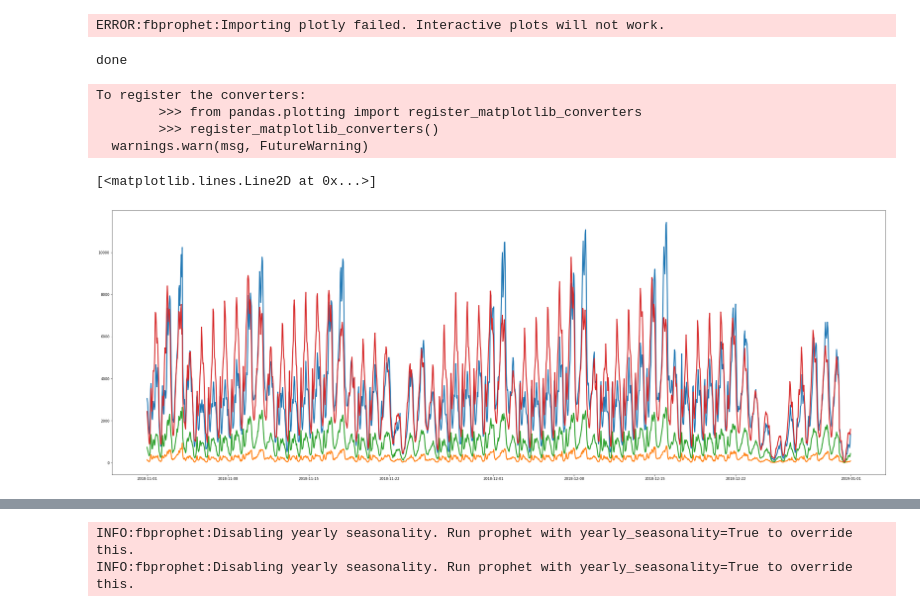
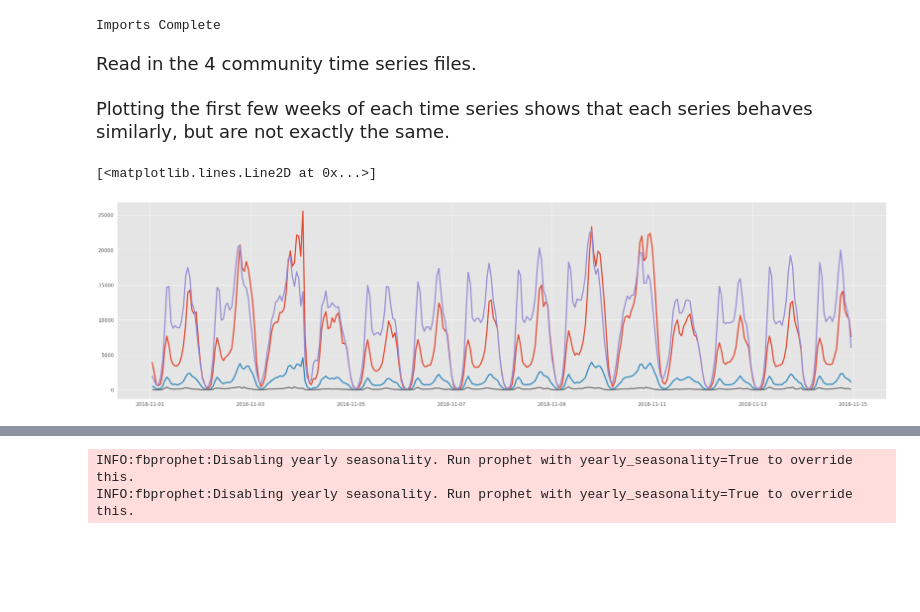
Before and after one commit to brhirsch/statistical_analysis_of_chicago_rideshare_volume, a Jupyter notebook: Testing Time series v1.ipynb, the cells around one changed output, grey strips where cells are left out. Cells and saved outputs as stored; diff of their text form; code cells hidden in the pictures; blank space fills up the shorter version.

```diff
--- a/Testing Time series v1.ipynb
+++ b/Testing Time series v1.ipynb
@@ -1,76 +1,72 @@
 # %%
 import pandas as pd
 import matplotlib.pyplot as plt
+import matplotlib.style as style
 plt.style.use('fivethirtyeight')
+
 import numpy as np
 import statsmodels
 import statsmodels.api as sm
 from statsmodels.tsa.stattools import adfuller
-import pandas as pd
 import seaborn as sns
-
-#New Modules
-
-#Scipy version 1.2.0
-import scipy
+import scipy as stats
 
 #TBATS forecasting methods
 import tbats
 from tbats import TBATS, BATS
 
-
-import matplotlib.style as style
-
 #Auto arima/sarima package
 import pmdarima as pm
 from pmdarima.arima import auto_arima
 
+#Facebook Prophet Package
+from fbprophet import Prophet
+
 #To save models as binary on disk
 import pickle
 
-#Facebook Prophet Package
-from fbprophet import Prophet
 
-print('done')
+
+print('Imports Complete')
 
 
 
 #New Source
 #https://medium.com/intive-developers/forecasting-time-series-with-multiple-seasonalities-using-tbats-in-python-398a00ac0e8a
 # %% [output]
-ERROR:fbprophet:Importing plotly failed. Interactive plots will not work.
+Imports Complete
-done
+# %% [markdown]
+<font size="4">Read in the 4 community time series files. </font>
 # %%
 #Take in files for communities
-com0=pd.read_csv(r'C:\Users\brhirsch\Downloads\community_0_raw.csv')
+com0=pd.read_csv(r'C:\Users\BRANDIN_HIRSCH\Desktop\df_community_0.csv')
 
-com1=pd.read_csv(r'C:\Users\brhirsch\Downloads\community_1_raw.csv')
+com1=pd.read_csv(r'C:\Users\BRANDIN_HIRSCH\Desktop\df_community_1.csv')
 
-com2=pd.read_csv(r'C:\Users\brhirsch\Downloads\community_2_raw.csv')
+com2=pd.read_csv(r'C:\Users\BRANDIN_HIRSCH\Desktop\df_community_2.csv')
 
-com3=pd.read_csv(r'C:\Users\brhirsch\Downloads\community_3_raw.csv')
+com3=pd.read_csv(r'C:\Users\BRANDIN_HIRSCH\Desktop\df_community_3.csv')
 
 community_names=[com0,com1,com2,com3]
 
 for com in community_names:
 
-    com['Trip Start Timestamp']=pd.to_datetime(com['Trip Start Timestamp'])
+    com['time']=pd.to_datetime(com['time'])
 
-    com.set_index('Trip Start Timestamp',inplace=True)
+    com.set_index('time',inplace=True)
+# %% [markdown]
+<font size="4">Plotting the first few weeks of each time series shows that each series behaves similarly, but are not exactly the same. </font>
 # %%
-fig, ax=plt.subplots(figsize=(40,14))
+#Set axis size
+fig, ax=plt.subplots(figsize=(40,11))
 
-style.use('seaborn-poster') #sets the size of the charts
+#Set plot style
 style.use('ggplot')
 
-plt.plot(com0)
-plt.plot(com1)
-plt.plot(com2)
-plt.plot(com3)
+plt.plot(com0.iloc[1:336])
+plt.plot(com1.iloc[1:336])
+plt.plot(com2.iloc[1:336])
+plt.plot(com3.iloc[1:336])
 # %% [output]
-To register the converters:
-        >>> from pandas.plotting import register_matplotlib_converters
-        >>> register_matplotlib_converters()
-  warnings.warn(msg, FutureWarning)
+[<matplotlib.lines.Line2D at 0x...>]
-[<matplotlib.lines.Line2D at 0x...>]
-[figure, old version]
+[figure, new version]
```
Also changed, not shown: parts of 26 cells of this notebook, 2 other files.
